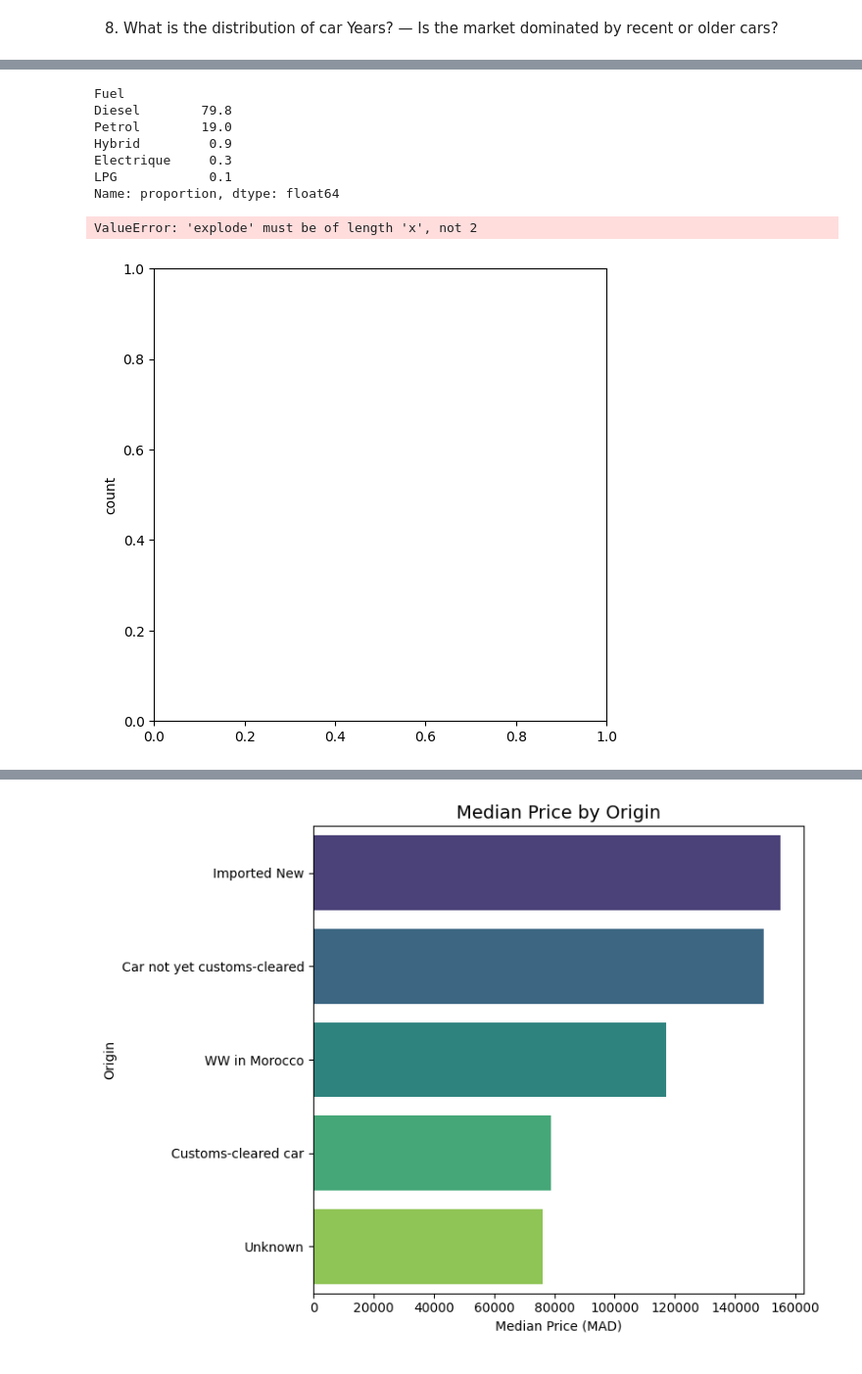
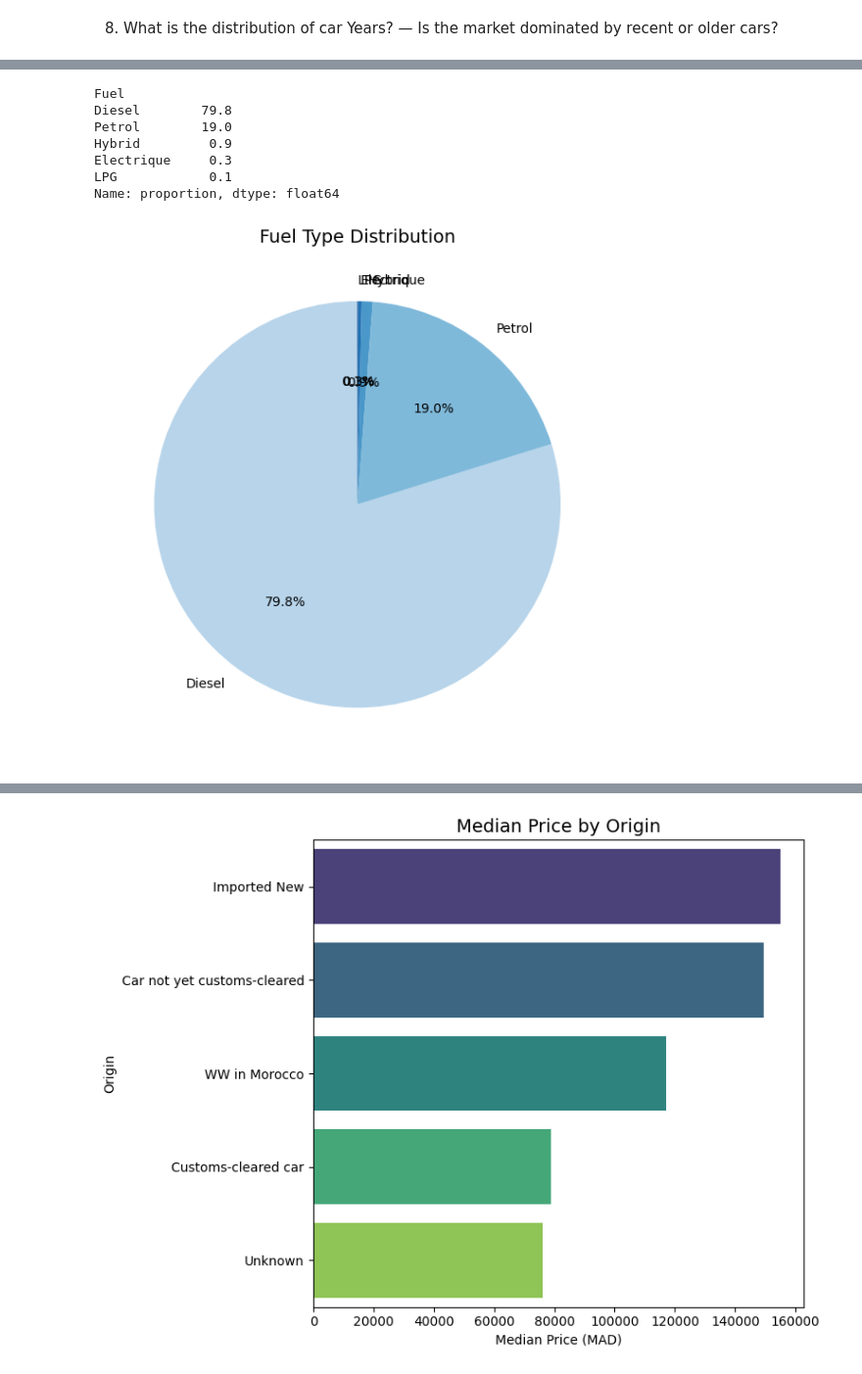
Before and after one commit to ahmed-bahlaoui/used_cars_dataset, a Jupyter notebook: notebook.ipynb, the cells around one changed output, grey strips where cells are left out. Shown at 98% size. Saved outputs shown, nothing was run; the diff lists cells and outputs as text; code cells hidden in the pictures.

Commit message:
fixed the all the colormaps and made them uniform blue

```diff
--- a/notebook.ipynb
+++ b/notebook.ipynb
@@ -591,24 +588,25 @@ plt.show()
 # %%
 # 10. Fuel type distribution (Diesel vs Petrol)
 fuel_counts = df['Fuel'].value_counts(normalize=True).mul(100).round(1)
 print(fuel_counts)
 
+import matplotlib.cm as cm
 fig, ax = plt.subplots(figsize=(6,6))
-df['Fuel'].value_counts().plot.pie(autopct='%1.1f%%', startangle=90, explode=(0.05,0.05), ax=ax)
+colors = cm.Blues(np.linspace(0.3, 0.9, df['Fuel'].value_counts().shape[0]))
+df['Fuel'].value_counts().plot.pie(autopct='%1.1f%%', startangle=90, ax=ax, colors=colors)
 ax.set_ylabel('')
 ax.set_title('Fuel Type Distribution', fontsize=14)
 plt.tight_layout()
 plt.show()
 # %% [output]
 Fuel
 Diesel        79.8
 Petrol        19.0
 Hybrid         0.9
 Electrique     0.3
 LPG            0.1
 Name: proportion, dtype: float64
-ValueError: 'explode' must be of length 'x', not 2
-[figure, old version]
+[figure, new version]
 # %%
 # Geographic insights
 # 11. Locations with most listings
```
Also changed, not shown: parts of 19 cells of this notebook.
